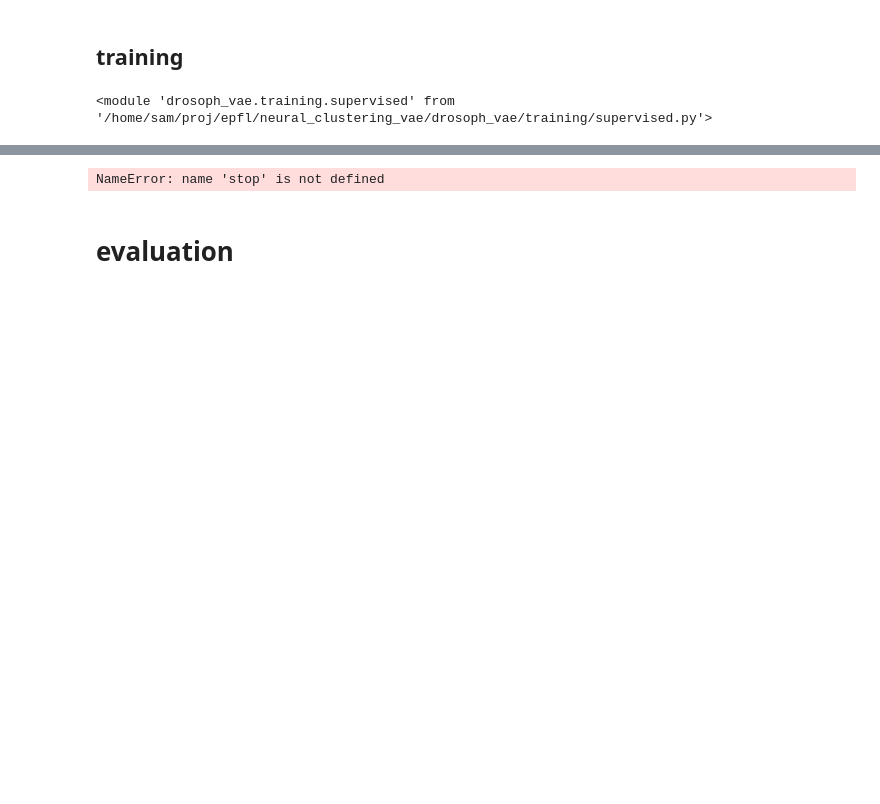
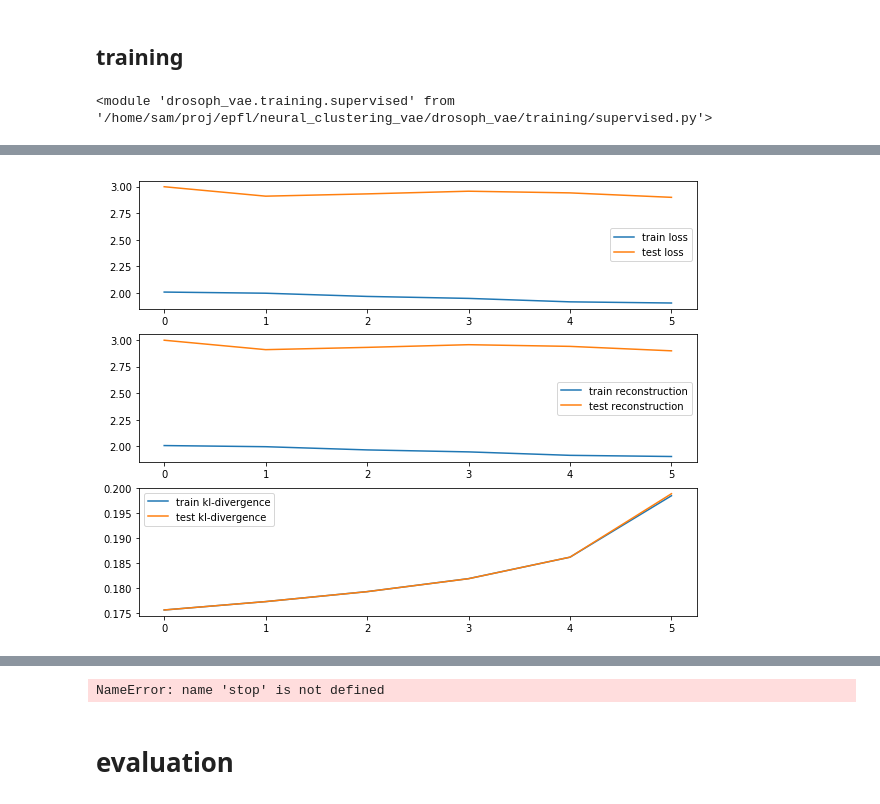
Before and after one commit to samuelsmal/drosophVAE, a Jupyter notebook: reparam_vae.ipynb, the cells around one changed output, grey strips where cells are left out. Drawn from its saved outputs; the diff is of its cells as text; code cells hidden in the pictures; blank space fills up the shorter version.

```diff
--- a/reparam_vae.ipynb
+++ b/reparam_vae.ipynb
@@ -585,0 +594,3 @@ grid_search_results
+# %%
+def _extract_(res):
+    return (res['train_reports'], res['test_reports'])
@@ -585,0 +603,14 @@ grid_search_results
+# %%
+# plot_data = [parameters, train_reports, test_reports]
+plot_data = [(res['parameters'], *_extract_(res['vae'])) for res in grid_search_results]
+losses = ['loss', 'reconstruction', 'kl-divergence']
+fig, axs = plt.subplots(nrows=3, ncols=1, figsize=(10, 8))
+for params, train_losses, test_losses in plot_data:
+    for i, l in enumerate(losses):
+        axs[i].plot(train_losses[:, i], label=f"train {l}")
+        axs[i].plot(test_losses[:, i], label=f"test {l}")
+
+for a in axs:
+    a.legend()
+# %% [output]
+[figure, added]
```
Also changed, not shown: parts of 14 cells of this notebook, 2 other files.
